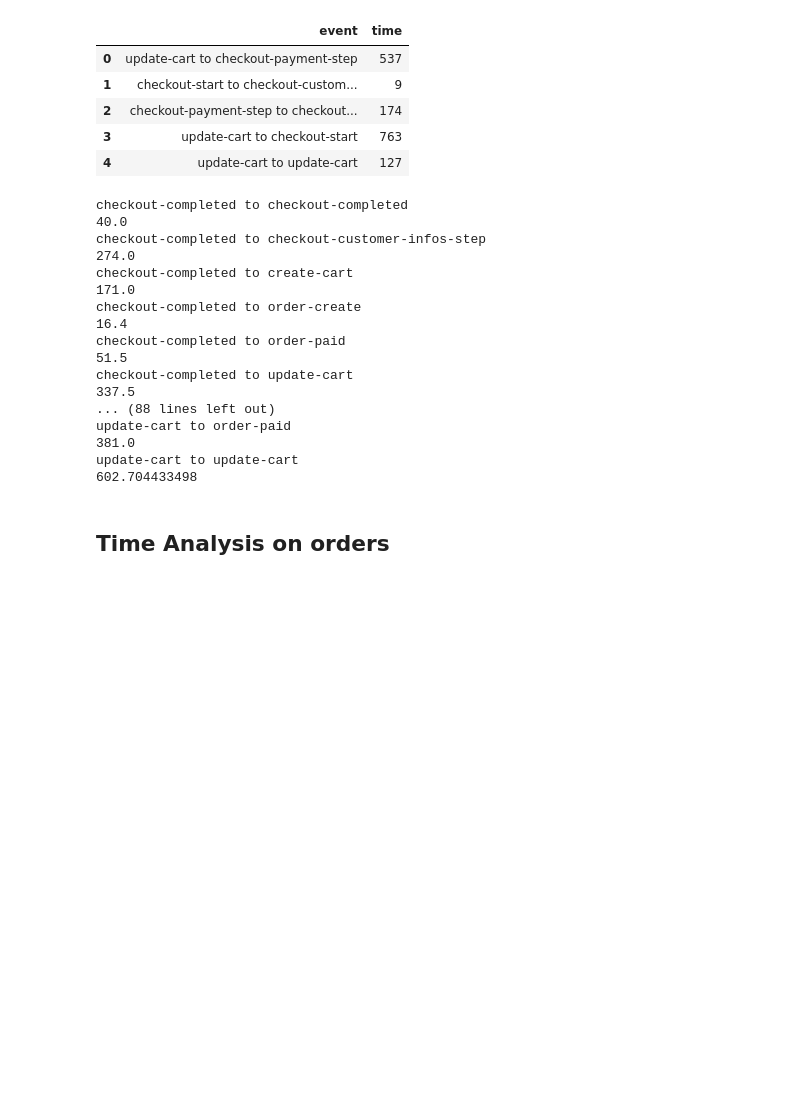
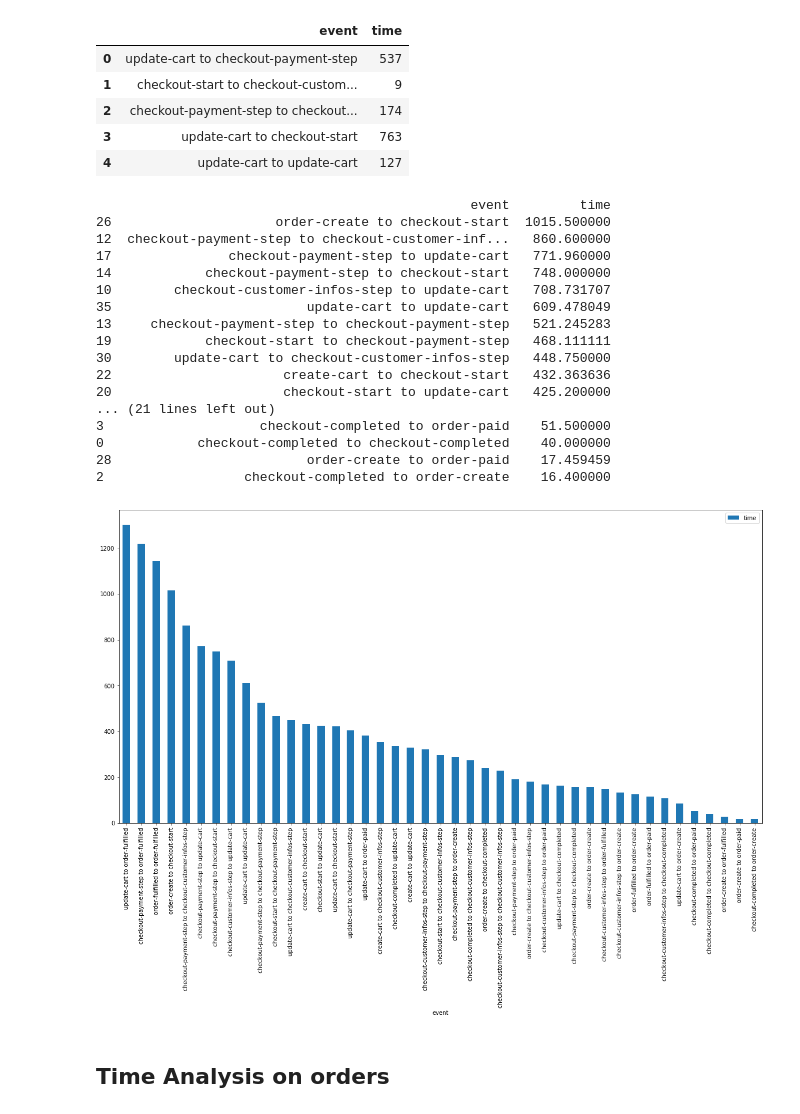
Before and after one commit to ZiaoChen/BC3406, a Jupyter notebook: Hackathon/Customer Journey.ipynb, the cells around one changed output. Drawn from its saved outputs; the diff is of its cells as text; code cells hidden in the pictures; blank space fills up the shorter version.

```diff
--- a/Hackathon/Customer Journey.ipynb
+++ b/Hackathon/Customer Journey.ipynb
@@ -141,23 +143,17 @@ orders
 # %%
 orders["order_number"] = orders["order_number"].apply(str)
 # %%
-group_by_events = orders['event_name'].groupby([orders['user_id'], orders['order_number']])
+group_by_events = orders['event_name'].groupby(orders['order_number'])
 total = 0
 cart_change_abandon = 0
 cart_change_success = 0
 paid = 0
 for name, group in group_by_events:
-    total += 1
-    if 'order-paid' in list(group):
-        paid += 1
-    if 'update-cart' in list(group):
+    if 'update-cart' in list(group) or 'create-cart' in list(group):
+        total += 1
         if 'order-paid' in list(group):
-            cart_change_success += 1
-        else:
-            cart_change_abandon += 1
+            paid += 1
 
 
-print ("Cart Abandon Rate: %f" % (float(paid) / total))
-print ("Cart Change but Abandon Rate: %f" % (float(cart_change_abandon) / (total - paid)))
-print ("Cart Change and Success Rate: %f" % (float(cart_change_success) / paid))
+print ("Cart Abandon Rate: %f" % (float(total-paid) / total))
 # %% [output]
@@ -183,14 +177,14 @@ Abandon and Return Rate: 0.400576
 # %% [markdown]
 ## Abandon Reason
 # %%
-group_by_events = orders['event_name'].groupby([orders['user_id'], orders['order_number']])
+group_by_events = orders['event_name'].groupby(orders['order_number'])
 checkout_completed = 0
 checkout_customer_infos_step = 0
 checkout_payment_step = 0
 cart_step = 0
 abandon_order = 0
 for name, group in group_by_events:
-    if 'order-paid' not in list(group):
+    if 'order-paid' not in list(group) and ('create-cart' in list(group) or 'update-cart' in list(group)):
         abandon_order += 1
         if 'checkout-completed' in list(group):
             checkout_completed += 1
@@ -312,7 +306,7 @@ for name, group in group_by_events:
     max_event = ""
     for i in range(1,len(group)):
         time = group['updated_date'].iloc[i] - group['updated_date'].iloc[i-1]
-        if time < 3600 and time > max_time:
+        if time < 3600 and time > max_time and group['event_name'].iloc[i] != 'create-cart' and group['event_name'].iloc[i] != 'order-fulfilled' and group['event_name'].iloc[i-1] != 'order-fulfilled' and group['event_name'].iloc[i-1] != 'order-paid':
             max_time = time
             max_event = "%s to %s" %(group['event_name'].iloc[i-1], group['event_name'].iloc[i])
     if max_time > 0:
@@ -328,27 +322,37 @@ time_frame.head()
 | 4 | update-cart to update-cart | 127 |
 # %%
 group_by_events = time_frame['time'].groupby([time_frame['event']])
+steps_time_data = []
 for name, group in group_by_events:
-    print (name)
-    print group.mean()
+    steps_time_data.append([name, group.mean()])
+
+steps_time_data = pd.DataFrame(steps_time_data, columns=['event', 'time'])
+steps_time_data = steps_time_data.sort_values(by='time', ascending=False)
+print steps_time_data
 # %% [output]
-checkout-completed to checkout-completed
-40.0
-checkout-completed to checkout-customer-infos-step
-274.0
-checkout-completed to create-cart
-171.0
-checkout-completed to order-create
-16.4
-checkout-completed to order-paid
-51.5
-checkout-completed to update-cart
-337.5
-... (88 lines left out)
-update-cart to order-paid
-381.0
-update-cart to update-cart
-602.704433498
+                                                event         time
+26                     order-create to checkout-start  1015.500000
+12  checkout-payment-step to checkout-customer-inf...   860.600000
+17               checkout-payment-step to update-cart   771.960000
+14            checkout-payment-step to checkout-start   748.000000
+10        checkout-customer-infos-step to update-cart   708.731707
+35                         update-cart to update-cart   609.478049
+13     checkout-payment-step to checkout-payment-step   521.245283
+19            checkout-start to checkout-payment-step   468.111111
+30        update-cart to checkout-customer-infos-step   448.750000
+22                      create-cart to checkout-start   432.363636
+20                      checkout-start to update-cart   425.200000
+... (21 lines left out)
+3                    checkout-completed to order-paid    51.500000
+0            checkout-completed to checkout-completed    40.000000
+28                         order-create to order-paid    17.459459
+2                  checkout-completed to order-create    16.400000
+# %%
+import matplotlib.pyplot as plt
+steps_time_data.plot(x='event', y='time', kind='bar', figsize=(20,10))
+plt.show()
+# %% [output]
+[figure, added]
 # %% [markdown]
 ## Time Analysis on orders
 # %%
```
Also changed, not shown: parts of 3 cells of this notebook, 1 other file.
